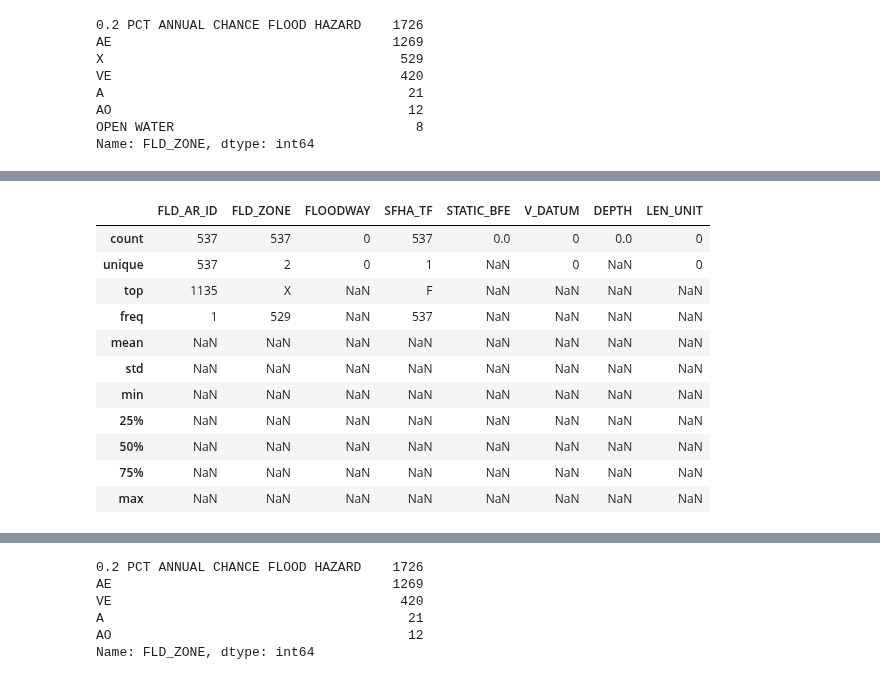
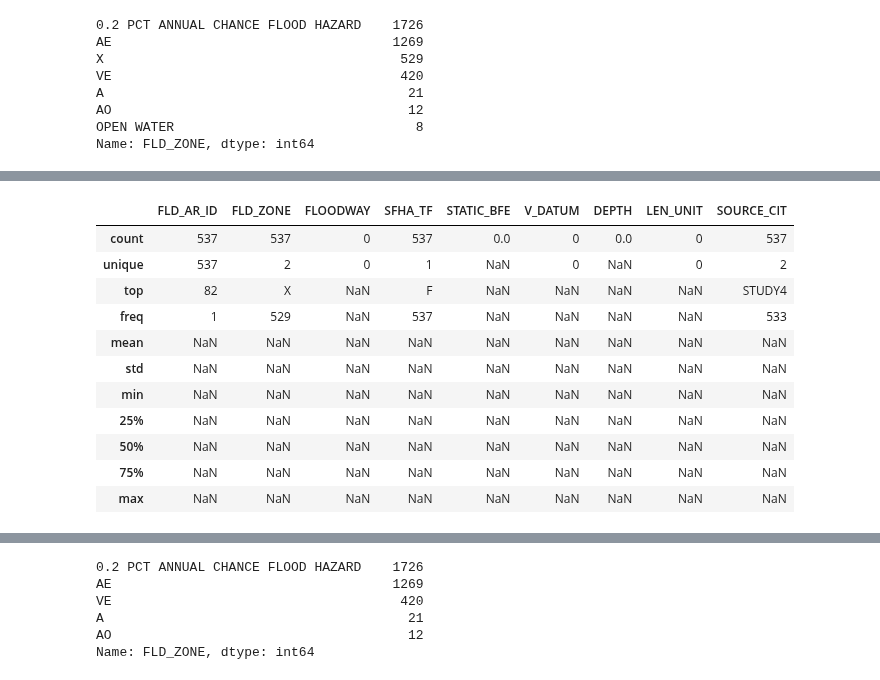
Before and after one commit to mebauer/nyc-floodzone-analysis, a Jupyter notebook: floodzone-pfirm-analysis.ipynb, the cells around one changed output, grey strips where cells are left out. Cells and saved outputs as stored; diff of their text form; code cells hidden in the pictures.

```diff
--- a/floodzone-pfirm-analysis.ipynb
+++ b/floodzone-pfirm-analysis.ipynb
@@ -413,9 +264,17 @@ Previewing items within each column. hopefully we'll find columns that are not 1
 # %%
 for col in pfirm_df.columns:
-    # geometry type does not have a .value_counts() method
+
+    # geometry type does not have value_counts() method
     if col == 'geometry':
         continue
-    print(col, 'value counts:')
-    print(pfirm_df[col].value_counts(dropna=False, normalize=True).head())
-    print()
+
+    print(col)
+
+    value_counts = (
+        pfirm_df[col]
+        .value_counts(dropna=False, normalize=True)
+        .head()
+    )
+
+    print('{}\n'.format(value_counts))
 # %% [output]
@@ -465,10 +323,0 @@ These columns don't appear to be useful in this analysis, so I'll drop them.
-# %%
-print('number of initial columns: {}'.format(pfirm_df.shape[1]))
-
-col_drop = pfirm_df.iloc[:, -5:-1].columns
-print('columns to drop:', col_drop.to_list())
-
-pfirm_df = pfirm_df.drop(columns=col_drop)
-print('number of new columns: {}'.format(pfirm_df.shape[1]))
-
-pfirm_df.head()
@@ -484,0 +331,5 @@ number of new columns: 9
+# %%
+cols = ['VELOCITY', 'BFE_REVERT', 'DEP_REVERT']
+pfirm_df = pfirm_df.drop(columns=cols)
+
+pfirm_df.head()
@@ -786,7 +589,7 @@ print('replacing incorrectly inserted values (e.g. -9999) with nans.')
 for col in ['STATIC_BFE', 'DEPTH']:
 
     # if our column value is less than -1, replace with nan, else keep column value
-    pfirm_df[col] = np.where(pfirm_df[col] < -1, np.nan, pfirm_df[col])
+    pfirm_df.loc[pfirm_df[col] == -9999, col] = np.nan
 
 pfirm_df.describe()
 # %% [output]
@@ -931,19 +702,23 @@ pfirm_df.loc[pfirm_df['FLD_ZONE'].isin(['OPEN WATER', 'X'])].head()
 # %%
 # summary statistics where flood zones are open water and x
-pfirm_df.loc[pfirm_df['FLD_ZONE'].isin(['OPEN WATER', 'X'])].iloc[:, :-1].describe(include='all')
+(pfirm_df
+ .loc[pfirm_df['FLD_ZONE'].isin(['OPEN WATER', 'X'])]
+ .iloc[:, :-1]
+ .describe(include='all')
+)
 # %% [output]
-|  | FLD_AR_ID | FLD_ZONE | FLOODWAY | SFHA_TF | STATIC_BFE | V_DATUM | DEPTH | LEN_UNIT |
-| count | 537 | 537 | 0 | 537 | 0.0 | 0 | 0.0 | 0 |
-| unique | 537 | 2 | 0 | 1 | NaN | 0 | NaN | 0 |
-| top | 1135 | X | NaN | F | NaN | NaN | NaN | NaN |
-| freq | 1 | 529 | NaN | 537 | NaN | NaN | NaN | NaN |
-| mean | NaN | NaN | NaN | NaN | NaN | NaN | NaN | NaN |
-| std | NaN | NaN | NaN | NaN | NaN | NaN | NaN | NaN |
-| min | NaN | NaN | NaN | NaN | NaN | NaN | NaN | NaN |
-| 25% | NaN | NaN | NaN | NaN | NaN | NaN | NaN | NaN |
-| 50% | NaN | NaN | NaN | NaN | NaN | NaN | NaN | NaN |
-| 75% | NaN | NaN | NaN | NaN | NaN | NaN | NaN | NaN |
-| max | NaN | NaN | NaN | NaN | NaN | NaN | NaN | NaN |
+|  | FLD_AR_ID | FLD_ZONE | FLOODWAY | SFHA_TF | STATIC_BFE | V_DATUM | DEPTH | LEN_UNIT | SOURCE_CIT |
+| count | 537 | 537 | 0 | 537 | 0.0 | 0 | 0.0 | 0 | 537 |
+| unique | 537 | 2 | 0 | 1 | NaN | 0 | NaN | 0 | 2 |
+| top | 82 | X | NaN | F | NaN | NaN | NaN | NaN | STUDY4 |
+| freq | 1 | 529 | NaN | 537 | NaN | NaN | NaN | NaN | 533 |
+| mean | NaN | NaN | NaN | NaN | NaN | NaN | NaN | NaN | NaN |
+| std | NaN | NaN | NaN | NaN | NaN | NaN | NaN | NaN | NaN |
+| min | NaN | NaN | NaN | NaN | NaN | NaN | NaN | NaN | NaN |
+| 25% | NaN | NaN | NaN | NaN | NaN | NaN | NaN | NaN | NaN |
+| 50% | NaN | NaN | NaN | NaN | NaN | NaN | NaN | NaN | NaN |
+| 75% | NaN | NaN | NaN | NaN | NaN | NaN | NaN | NaN | NaN |
+| max | NaN | NaN | NaN | NaN | NaN | NaN | NaN | NaN | NaN |
 # %%
 # preview count of records grouped by flood zones are open water and x
 d1 = pfirm_df.loc[pfirm_df['FLD_ZONE'].isin(['OPEN WATER', 'X'])]
```
Also changed, not shown: parts of 141 cells of this notebook, 1 other file.
